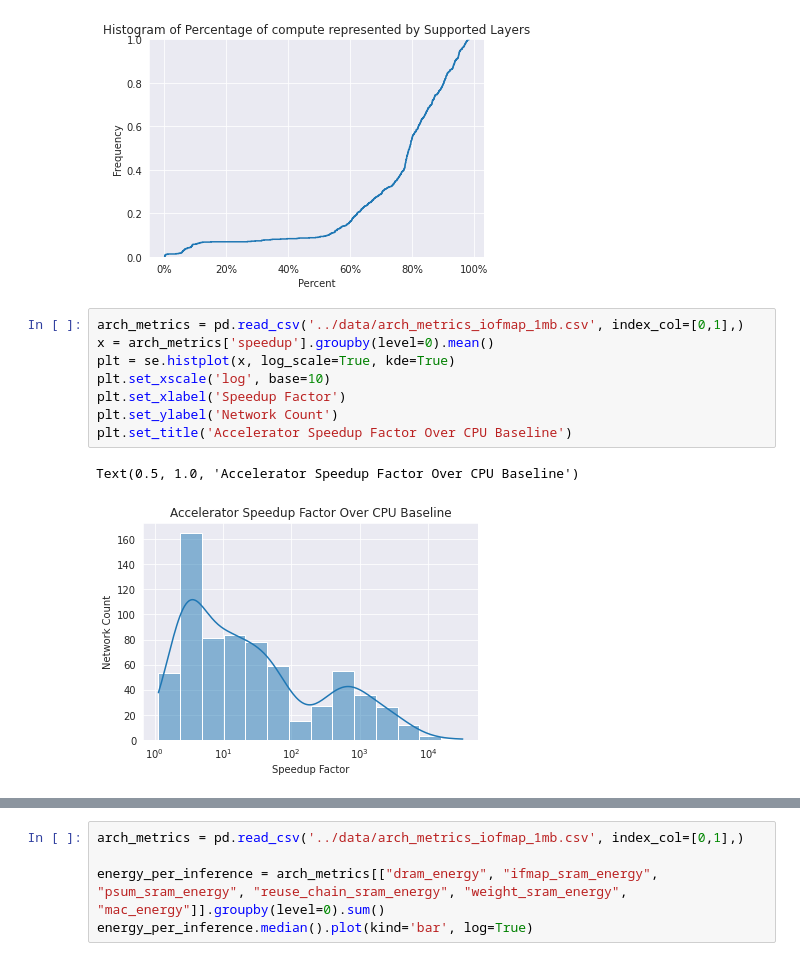
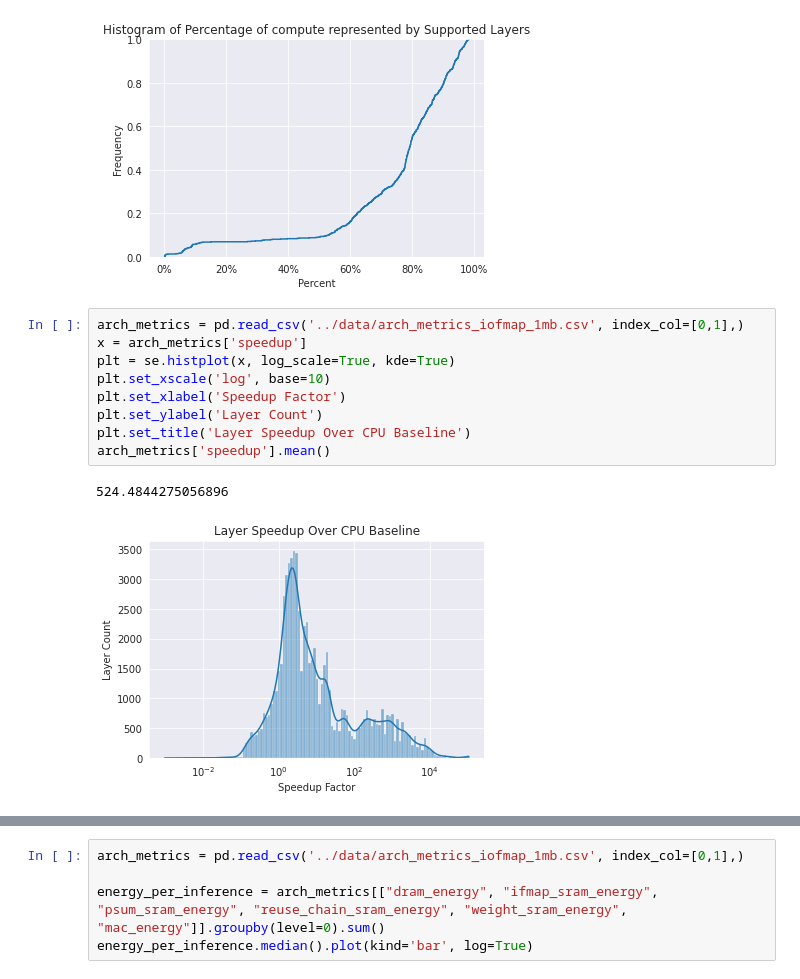
Before and after one commit to asultan123/hero-sim, a Jupyter notebook: scripts/playground.ipynb, the cells around one changed output, grey strips where cells are left out. Drawn from its saved outputs; the diff is of its cells as text.

```diff
--- a/scripts/playground.ipynb
+++ b/scripts/playground.ipynb
@@ -52,15 +53,16 @@ plt.xaxis.set_major_formatter(mtick.PercentFormatter())
 [figure]
 # %%
 arch_metrics = pd.read_csv('../data/arch_metrics_iofmap_1mb.csv', index_col=[0,1],)
-x = arch_metrics['speedup'].groupby(level=0).mean()
+x = arch_metrics['speedup']
 plt = se.histplot(x, log_scale=True, kde=True)
 plt.set_xscale('log', base=10)
 plt.set_xlabel('Speedup Factor')
-plt.set_ylabel('Network Count')
-plt.set_title('Accelerator Speedup Factor Over CPU Baseline')
+plt.set_ylabel('Layer Count')
+plt.set_title('Layer Speedup Over CPU Baseline')
+arch_metrics['speedup'].mean()
 # %% [output]
-Text(0.5, 1.0, 'Accelerator Speedup Factor Over CPU Baseline')
+524.4844275056896
-[figure, old version]
+[figure, new version]
 # %%
 arch_metrics = pd.read_csv('../data/arch_metrics_iofmap_1mb.csv', index_col=[0,1],)
 
```
Also changed, not shown: parts of 12 cells of this notebook.
